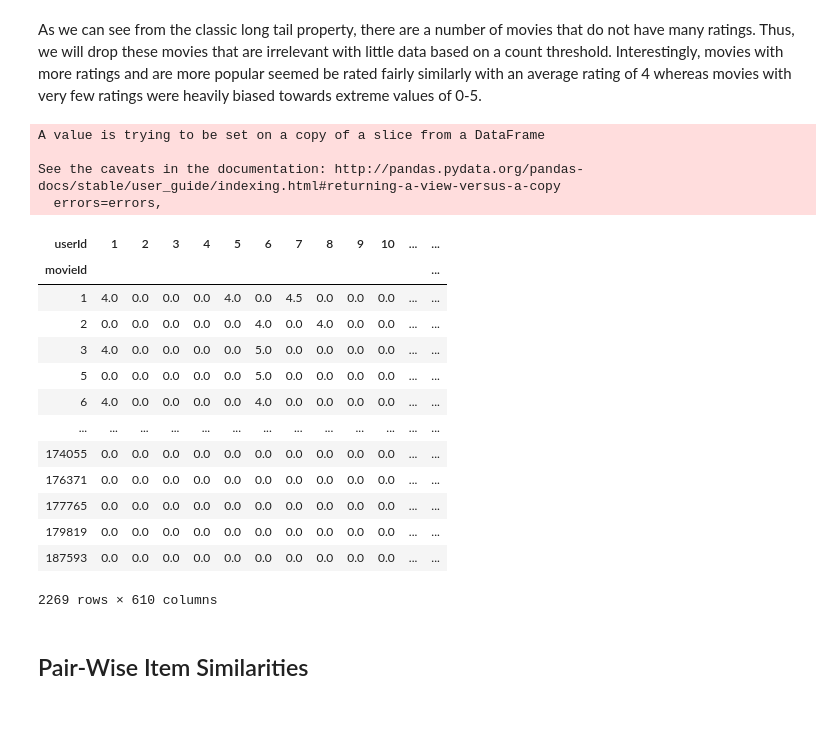
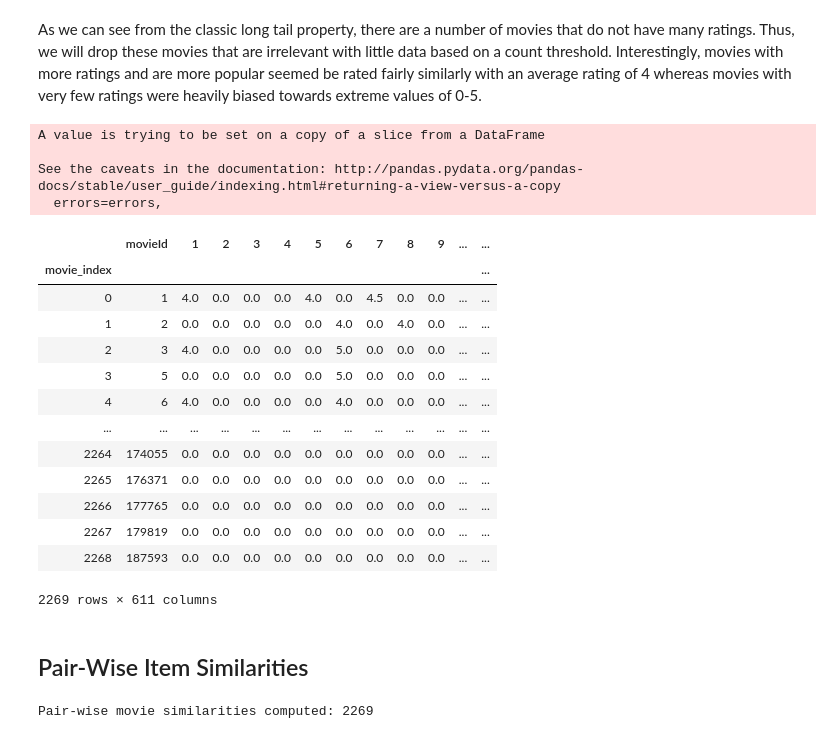
Before and after one commit to lucaimbrogno/recommendation-system, a Jupyter notebook: item_based_CF.ipynb, the cells around one changed output. Cells and saved outputs as stored; diff of their text form; code cells hidden in the pictures.

Commit message:
user ratings and similarities

```diff
--- a/item_based_CF.ipynb
+++ b/item_based_CF.ipynb
@@ -21,6 +21,8 @@ ratings.head()
 | 2 | 1 | 6 | 4.0 | 964982224 |
 | 3 | 1 | 47 | 5.0 | 964983815 |
 | 4 | 1 | 50 | 5.0 | 964982931 |
+# %%
+ratings = ratings.drop(columns=['timestamp'])
 # %%
 movies.head()
 # %% [output]
@@ -117,32 +90,38 @@ As we can see from the classic long tail property, there are a number of movies
 # %%
 # Dropping movies that have less than threshold amount of ratings
 COUNT_THRESHOLD = 10
 movie_ratings['count'] = movie_ratings.count(axis='columns')
 movie_ratings = movie_ratings[movie_ratings['count'] >= 10]
 movie_ratings.drop(['count'], axis = 1, inplace = True)
 movie_ratings = movie_ratings.fillna(0)
+movie_ratings = movie_ratings.reset_index()
+movie_ratings = movie_ratings.rename(columns = {'userId': 'movie_index'})
+movie_ratings = movie_ratings.rename_axis(None, axis=1).rename_axis('movie_index', axis=0)
 movie_ratings
 # %% [output]
 A value is trying to be set on a copy of a slice from a DataFrame
 
 See the caveats in the documentation: http://pandas.pydata.org/pandas-docs/stable/user_guide/indexing.html#returning-a-view-versus-a-copy
   errors=errors,
-| userId | 1 | 2 | 3 | 4 | 5 | 6 | 7 | 8 | 9 | 10 | ... | ... |
-| movieId |  |  |  |  |  |  |  |  |  |  |  | ... |
-| 1 | 4.0 | 0.0 | 0.0 | 0.0 | 4.0 | 0.0 | 4.5 | 0.0 | 0.0 | 0.0 | ... | ... |
-| 2 | 0.0 | 0.0 | 0.0 | 0.0 | 0.0 | 4.0 | 0.0 | 4.0 | 0.0 | 0.0 | ... | ... |
-| 3 | 4.0 | 0.0 | 0.0 | 0.0 | 0.0 | 5.0 | 0.0 | 0.0 | 0.0 | 0.0 | ... | ... |
-| 5 | 0.0 | 0.0 | 0.0 | 0.0 | 0.0 | 5.0 | 0.0 | 0.0 | 0.0 | 0.0 | ... | ... |
-| 6 | 4.0 | 0.0 | 0.0 | 0.0 | 0.0 | 4.0 | 0.0 | 0.0 | 0.0 | 0.0 | ... | ... |
+|  | movieId | 1 | 2 | 3 | 4 | 5 | 6 | 7 | 8 | 9 | ... | ... |
+| movie_index |  |  |  |  |  |  |  |  |  |  |  | ... |
+| 0 | 1 | 4.0 | 0.0 | 0.0 | 0.0 | 4.0 | 0.0 | 4.5 | 0.0 | 0.0 | ... | ... |
+| 1 | 2 | 0.0 | 0.0 | 0.0 | 0.0 | 0.0 | 4.0 | 0.0 | 4.0 | 0.0 | ... | ... |
+| 2 | 3 | 4.0 | 0.0 | 0.0 | 0.0 | 0.0 | 5.0 | 0.0 | 0.0 | 0.0 | ... | ... |
+| 3 | 5 | 0.0 | 0.0 | 0.0 | 0.0 | 0.0 | 5.0 | 0.0 | 0.0 | 0.0 | ... | ... |
+| 4 | 6 | 4.0 | 0.0 | 0.0 | 0.0 | 0.0 | 4.0 | 0.0 | 0.0 | 0.0 | ... | ... |
 | ... | ... | ... | ... | ... | ... | ... | ... | ... | ... | ... | ... | ... |
-| 174055 | 0.0 | 0.0 | 0.0 | 0.0 | 0.0 | 0.0 | 0.0 | 0.0 | 0.0 | 0.0 | ... | ... |
-| 176371 | 0.0 | 0.0 | 0.0 | 0.0 | 0.0 | 0.0 | 0.0 | 0.0 | 0.0 | 0.0 | ... | ... |
-| 177765 | 0.0 | 0.0 | 0.0 | 0.0 | 0.0 | 0.0 | 0.0 | 0.0 | 0.0 | 0.0 | ... | ... |
-| 179819 | 0.0 | 0.0 | 0.0 | 0.0 | 0.0 | 0.0 | 0.0 | 0.0 | 0.0 | 0.0 | ... | ... |
-| 187593 | 0.0 | 0.0 | 0.0 | 0.0 | 0.0 | 0.0 | 0.0 | 0.0 | 0.0 | 0.0 | ... | ... |
+| 2264 | 174055 | 0.0 | 0.0 | 0.0 | 0.0 | 0.0 | 0.0 | 0.0 | 0.0 | 0.0 | ... | ... |
+| 2265 | 176371 | 0.0 | 0.0 | 0.0 | 0.0 | 0.0 | 0.0 | 0.0 | 0.0 | 0.0 | ... | ... |
+| 2266 | 177765 | 0.0 | 0.0 | 0.0 | 0.0 | 0.0 | 0.0 | 0.0 | 0.0 | 0.0 | ... | ... |
+| 2267 | 179819 | 0.0 | 0.0 | 0.0 | 0.0 | 0.0 | 0.0 | 0.0 | 0.0 | 0.0 | ... | ... |
+| 2268 | 187593 | 0.0 | 0.0 | 0.0 | 0.0 | 0.0 | 0.0 | 0.0 | 0.0 | 0.0 | ... | ... |
-2269 rows × 610 columns
+2269 rows × 611 columns
 # %% [markdown]
 ## Pair-Wise Item Similarities
 # %%
 # Calculating all pair-wise cosine similarities between movies in advance to be used at run-time
 similarities = cosine_similarity(movie_ratings)
+print("Pair-wise movie similarities computed: {}".format(len(similarities)))
+# %% [output]
+Pair-wise movie similarities computed: 2269
```
Also changed, not shown: parts of 8 cells of this notebook.
